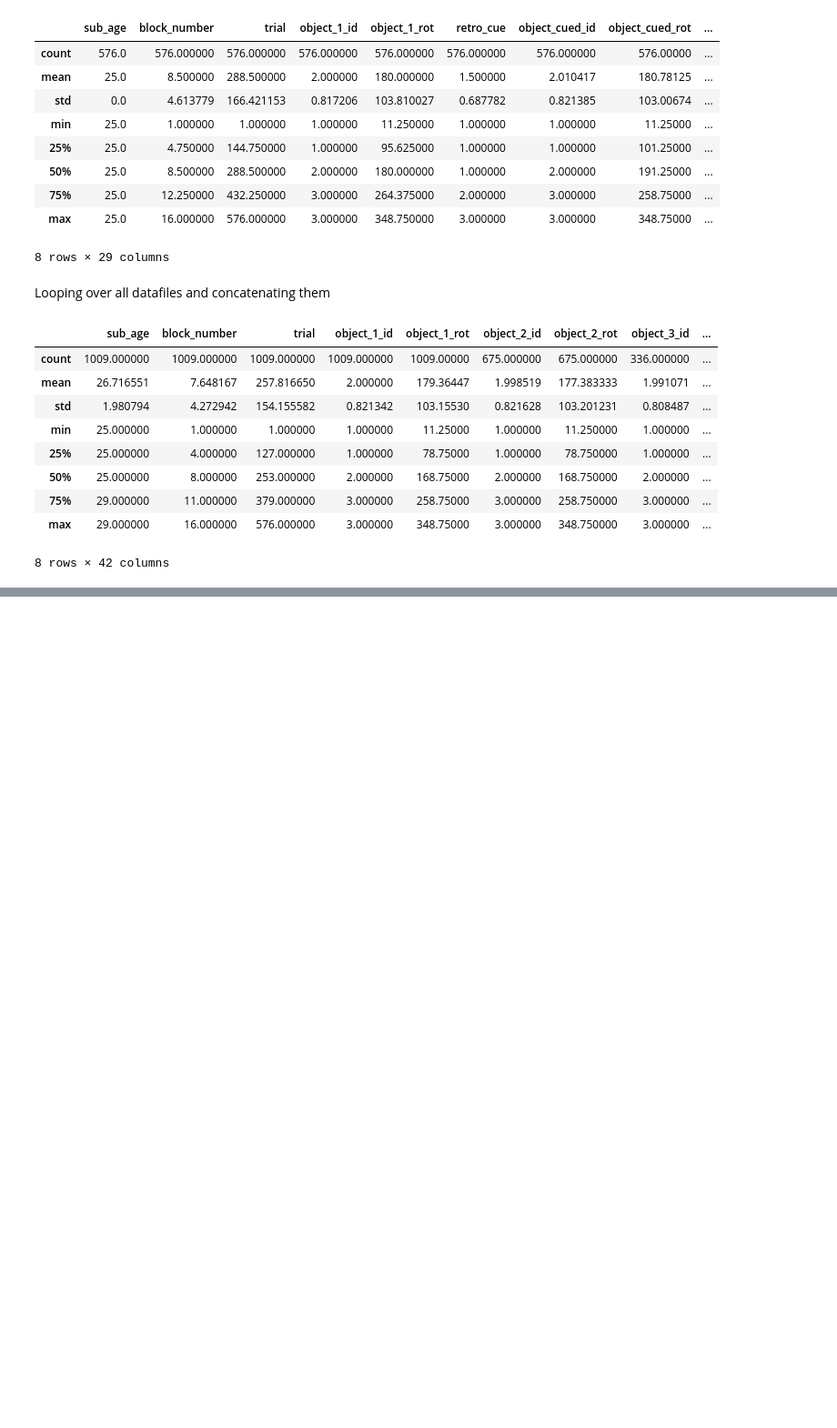
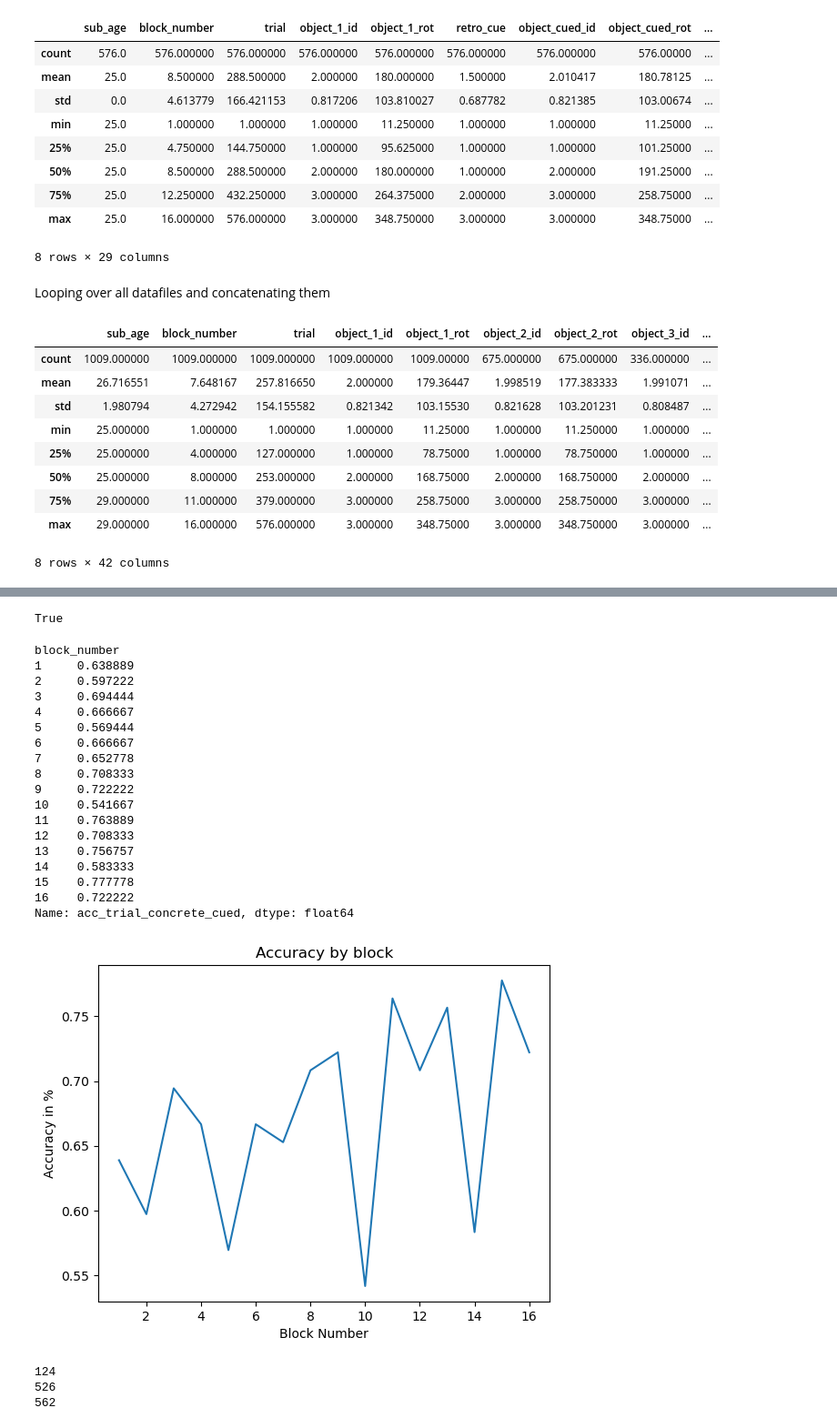
Before and after one commit to aabielefeldt/MultiEyeTem-Clone, a Jupyter notebook: scripts/MultieEyeTemJupyterScript.ipynb, the cells around one changed output, grey strips where cells are left out. Shown at 91% size. Saved outputs shown, nothing was run; the diff lists cells and outputs as text; code cells hidden in the pictures; blank space fills up the shorter version.

Commit message:
added code for plots

```diff
--- a/scripts/MultieEyeTemJupyterScript.ipynb
+++ b/scripts/MultieEyeTemJupyterScript.ipynb
@@ -131,0 +141,49 @@ ValueError: The truth value of a Series is ambiguous. Use a.empty, a.bool(), a.i
+# %%
+##ud = 230
+#condition = (ud <=90) or (ud >=270)
+#ud.loc[condition, 'Value']
+
+x = 271
+
+if x <= 90 or x >= 270:
+    print('True')
+else:
+    print('False')
+# %% [output]
+True
+# %%
+# plots using matplotlib
+
+import matplotlib.pyplot as plt
+#image = plt.imshow(mean_block_allp) #-> heatmap
+
+# ave_plot = matplotlib.pyplot.plot(ave_inflammation) -> general x/y plot
+mean_block_allp = df.groupby('block_number')['acc_trial_concrete_cued'].mean()
+print(mean_block_allp)
+#df_sorted = df.sort_values(by='trial')
+#print(df_sorted)
+acc_by_block = plt.plot(mean_block_allp)
+plt.xlabel('Block Number')  # Set the label for the x-axis
+plt.ylabel('Accuracy in %')  # Set the label for the y-axis
+plt.title('Accuracy by block')  # Set the title for the plot
+plt.show()  # Display the plot
+# %% [output]
+block_number
+1     0.638889
+2     0.597222
+3     0.694444
+4     0.666667
+5     0.569444
+6     0.666667
+7     0.652778
+8     0.708333
+9     0.722222
+10    0.541667
+11    0.763889
+12    0.708333
+13    0.756757
+14    0.583333
+15    0.777778
+16    0.722222
+Name: acc_trial_concrete_cued, dtype: float64
+[figure, added]
@@ -131,0 +197,12 @@ ValueError: The truth value of a Series is ambiguous. Use a.empty, a.bool(), a.i
+# %%
+
+Z = [124, 402, 36]
+
+result = 0
+for num in Z:
+    result = num + result
+    print(result)
+# %% [output]
+124
+526
+562
```
Also changed, not shown: parts of 5 cells of this notebook.
